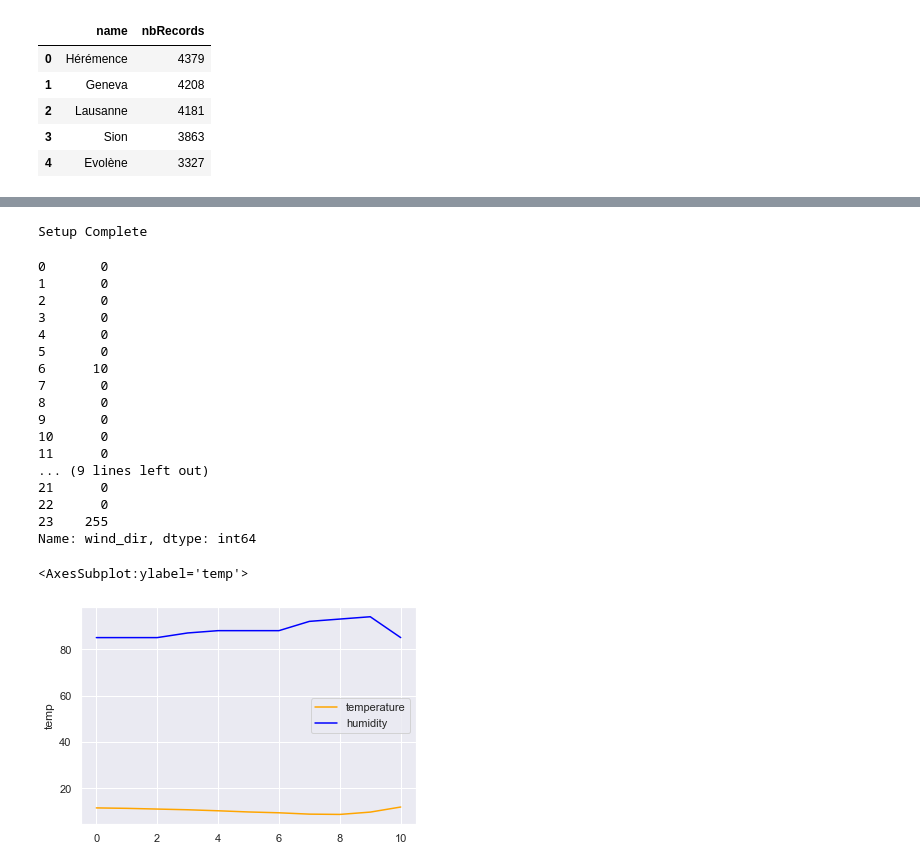
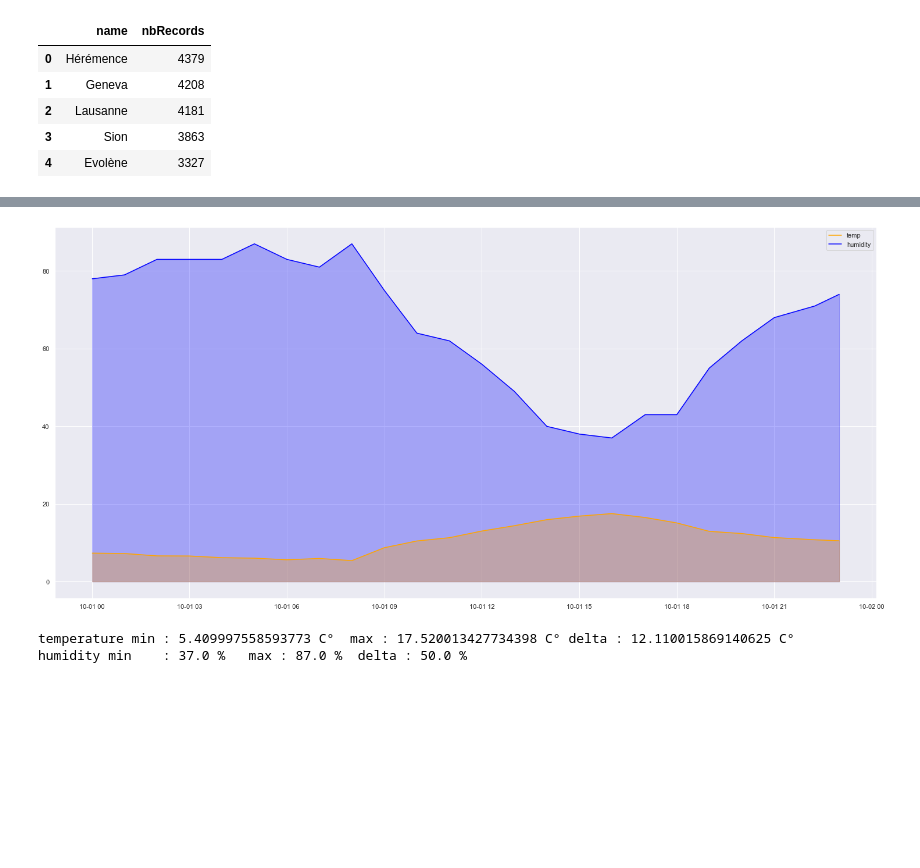
Before and after one commit to denislambret/WeatherDB, a Jupyter notebook: Sandbox_Pandas.ipynb, the cells around one changed output, grey strips where cells are left out. Cells and saved outputs as stored; diff of their text form; code cells hidden in the pictures; blank space fills up the shorter version.

```diff
--- a/Sandbox_Pandas.ipynb
+++ b/Sandbox_Pandas.ipynb
@@ -344,46 +262,26 @@ fig.show()
-# %%
-import pandas as pd
-pd.plotting.register_matplotlib_converters()
-import matplotlib.pyplot as plt
-%matplotlib inline
-import seaborn as sns
-print("Setup Complete")
-# %% [output]
-Setup Complete
-# %%
-raw_data[raw_data['wind_speed'].between(0,1)]
-raw_data[raw_data['wind_speed'].between(1,2)]
-raw_data[raw_data['wind_speed'].between(2,3)]
-raw_data[raw_data['wind_speed'].between(3,4)]
-ws = raw_data[raw_data['wind_speed'].between(0,10)]
-ws['wind_dir']
-# %% [output]
-0       0
-1       0
-2       0
-3       0
-4       0
-5       0
-6      10
-7       0
-8       0
-9       0
-10      0
-11      0
-... (9 lines left out)
-21      0
-22      0
-23    255
-Name: wind_dir, dtype: int64
-# %%
-import seaborn as sb
-sb.set()
-sb.set_palette("PuBuGn_d")
-sb.lineplot(data=raw_data['temp'], label='temperature',color='orange')
-sb.lineplot(data=raw_data['humidity'],label='humidity',color='blue')
-# %% [output]
-<AxesSubplot:ylabel='temp'>
-[figure, removed]
+# %%
+import seaborn as sb
+import matplotlib.pyplot as plt
+plt.rcParams["figure.figsize"] = [20.50, 9.50]
+plt.rcParams["figure.autolayout"] = True
+
+sb.set()
+sb.set_palette("PuBuGn_d")
+
+fig, ax = plt.subplots()
+ax.plot(raw_data['date_timestamp'], raw_data['temp'], label="temp", color='orange')
+ax.plot(raw_data['date_timestamp'], raw_data['humidity'], label="humidity", color='blue')
+ax.fill_between(raw_data['date_timestamp'], raw_data['humidity'], color='blue', alpha=0.3)
+ax.fill_between(raw_data['date_timestamp'], raw_data['temp'], color='orange', alpha=0.3)
+plt.legend()
+plt.show()
+
+print("temperature min : {} C°  max : {} C° delta : {} C°".format(raw_data['temp'].min(),raw_data['temp'].max(),raw_data['temp'].max() - raw_data['temp'].min()))
+print("humidity min    : {} %   max : {} %  delta : {} %".format(raw_data['humidity'].min(),raw_data['humidity'].max(),raw_data['humidity'].max() - raw_data['humidity'].min()))
+# %% [output]
+[figure, added]
+temperature min : 5.409997558593773 C°  max : 17.520013427734398 C° delta : 12.110015869140625 C°
+humidity min    : 37.0 %   max : 87.0 %  delta : 50.0 %
 # %%
 plt.figure(figsize=(32,16))
 sb.set()
```
Also changed, not shown: parts of 16 cells of this notebook, 6 other files.
